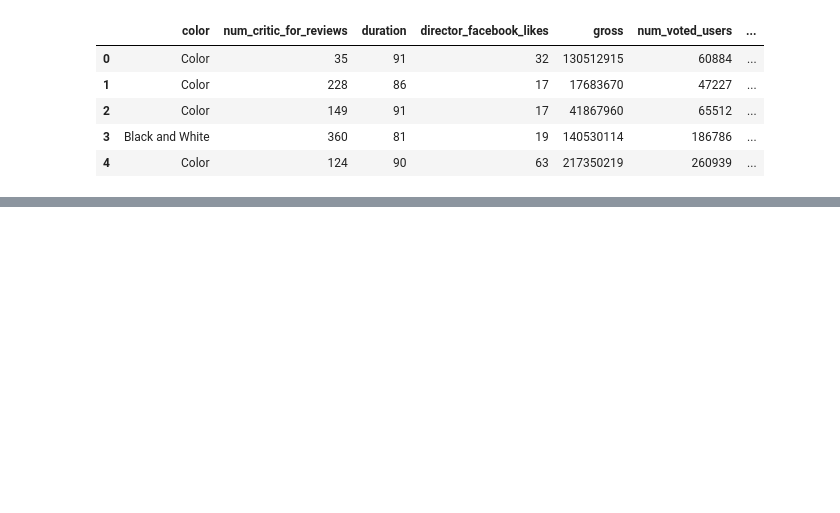
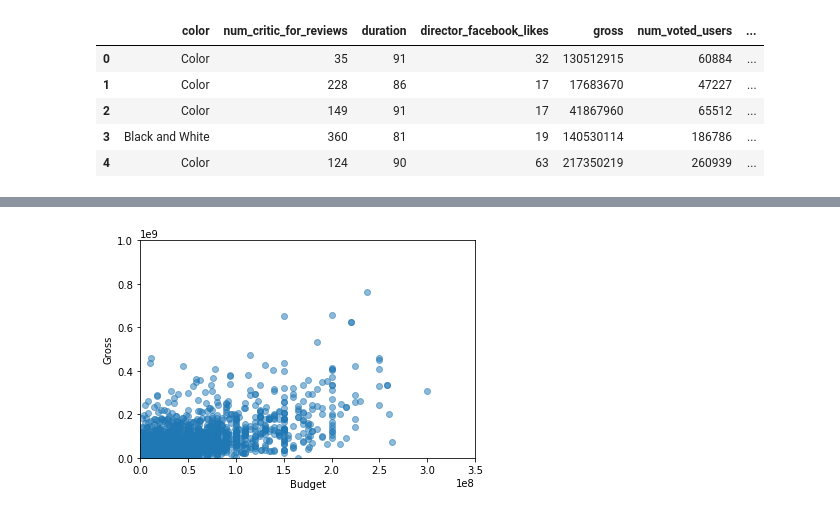
Before and after one commit to marc-hern/Feature-Selection-In-IMDB, a Jupyter notebook: Feature-Selection.ipynb, the cells around one changed output, grey strips where cells are left out. Saved outputs shown, nothing was run; the diff lists cells and outputs as text; code cells hidden in the pictures; blank space fills up the shorter version.

Commit message:
Finished scatter graphs

```diff
--- a/Feature-Selection.ipynb
+++ b/Feature-Selection.ipynb
@@ -28,0 +49,14 @@ movies_dataframe.head()
+# %%
+# Gross vs. Budget
+
+x_axis = movies_dataframe['budget']
+
+plt.ylabel('Gross')
+plt.xlabel('Budget')
+
+plt.ylim([0, 1000000000])           #Gross limit of $1B
+plt.xlim([0, 350000000])            #Budget limit of $350M
+plt.scatter(x_axis, y_axis, alpha=0.5)
+plt.show()
+# %% [output]
+[figure, added]
```
Also changed, not shown: parts of 25 cells of this notebook, 2 other files.
